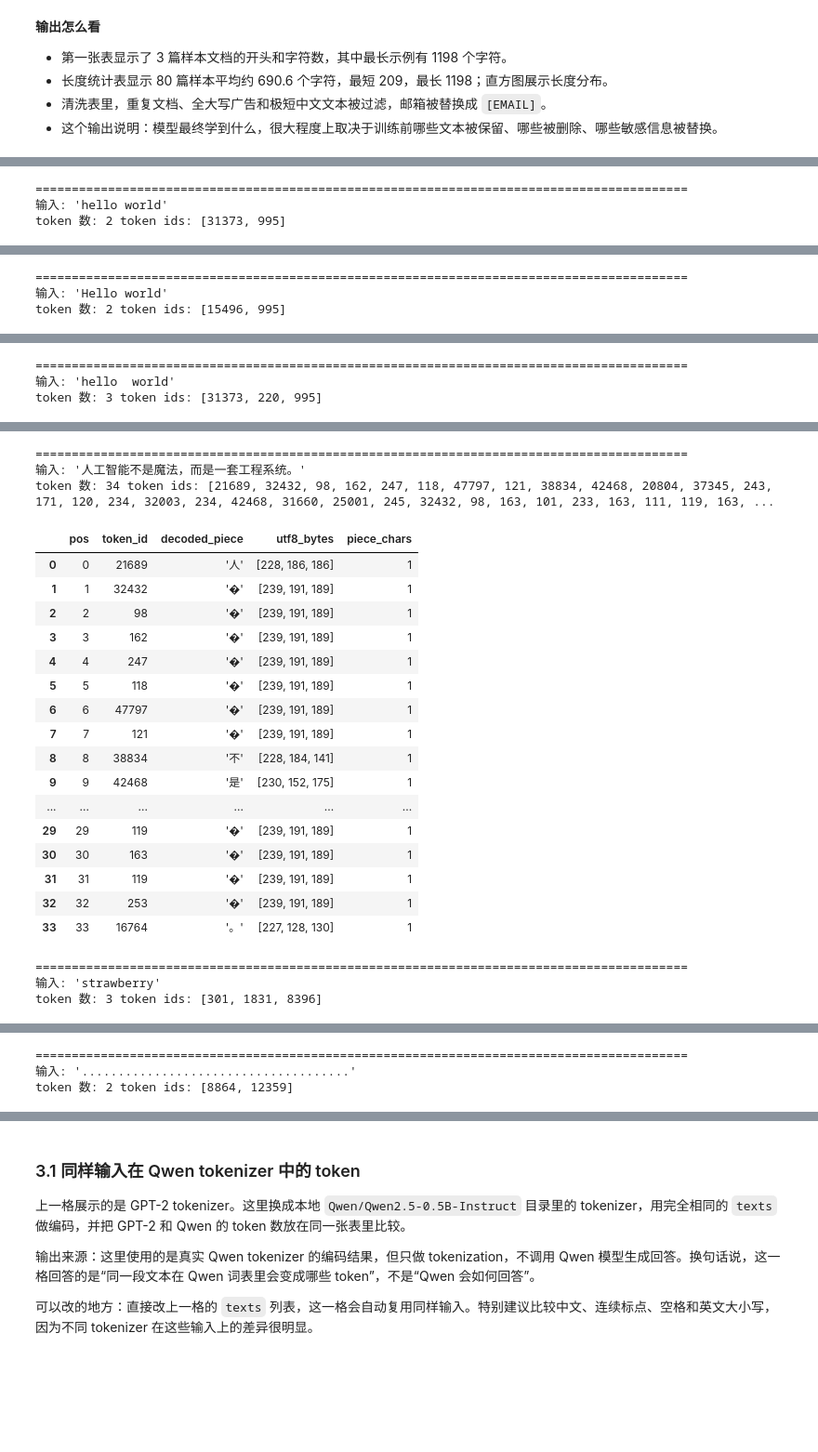
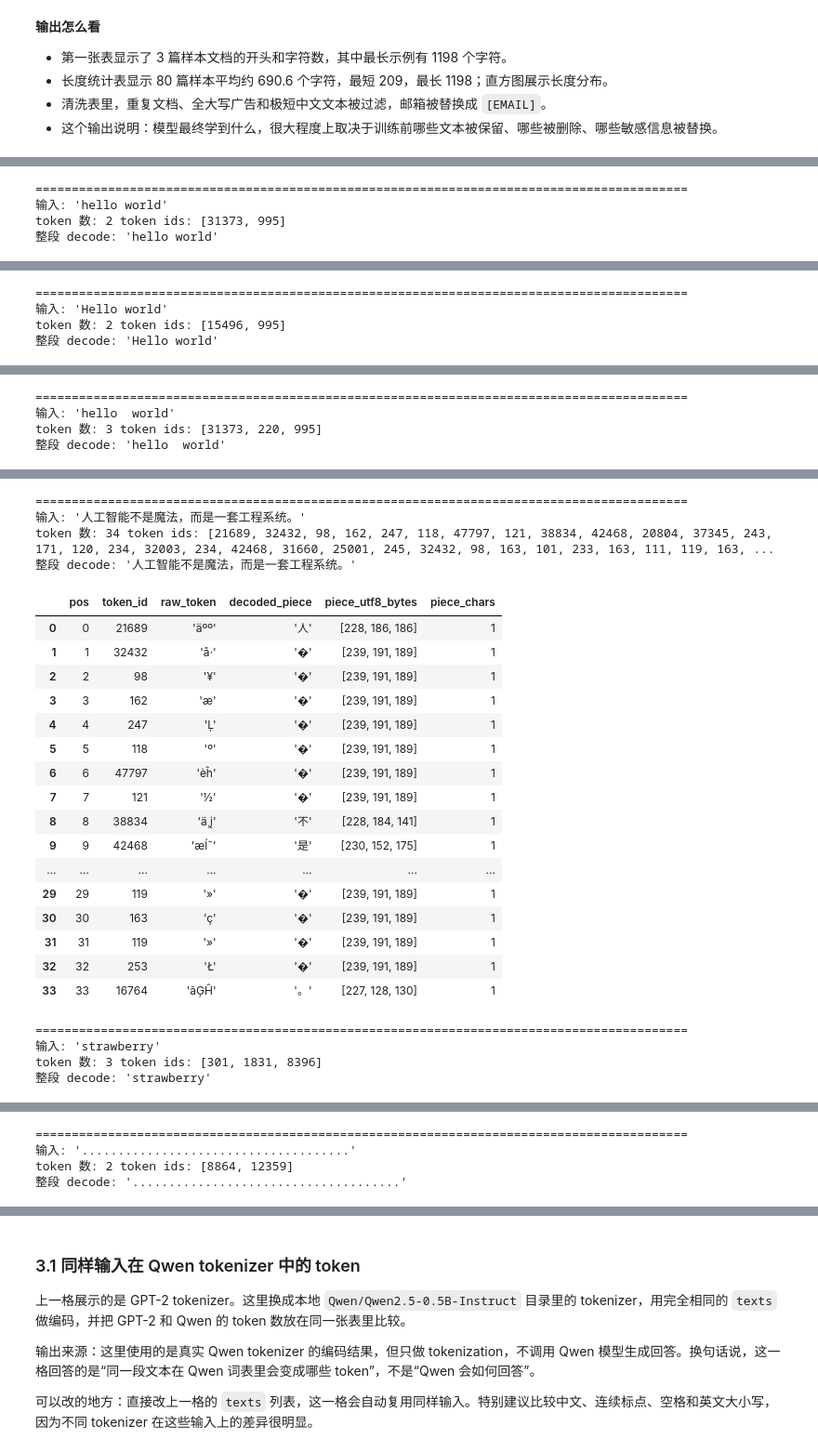
Before and after one commit to MrGodfrey/neural-networks-and-deep-learning, a Jupyter notebook: notes/w8/GPT课堂演示_离线版.ipynb, the cells around one changed output, grey strips where cells are left out. Shown at 93% size. Cells and saved outputs as stored; diff of their text form; code cells hidden in the pictures; blank space fills up the shorter version.

```diff
--- a/notes/w8/GPT课堂演示_离线版.ipynb
+++ b/notes/w8/GPT课堂演示_离线版.ipynb
@@ -469,29 +469,46 @@ display(pd.DataFrame(cleaned_rows))
 # %%
-# 这格代码分为三步：
+# 这格代码分为四步：
 # 1) 定义 token_table，把字符串切成 token，并记录每个 token 的可读信息。
-# 2) 准备一组容易体现差异的文本：大小写、空格、中文、英文单词和标点串。
-# 3) 逐个文本显示 token 表，方便逐行比较。
+# 2) 同时保留 raw_token 和 decoded_piece：前者来自词表，后者是单个 token 的 decode 结果。
+# 3) 准备一组容易体现差异的文本：大小写、空格、中文、英文单词和标点串。
+# 4) 逐个文本显示 token 表，并打印整段 decode 的结果，方便逐行比较。
 
 def repr_token(token_id):
-    piece = tokenizer.decode([int(token_id)])
+    piece = tokenizer.decode(
+        [int(token_id)],
+        skip_special_tokens=False,
+        clean_up_tokenization_spaces=False,
+    )
     return repr(piece)
 
 def token_table(text, max_rows=80):
     ids = tokenizer.encode(text, add_special_tokens=False)
+    raw_tokens = tokenizer.convert_ids_to_tokens(ids[:max_rows])
     rows = []
-    for pos, token_id in enumerate(ids[:max_rows]):
-        piece = tokenizer.decode([token_id])
+    for pos, (token_id, raw_token) in enumerate(zip(ids[:max_rows], raw_tokens)):
+        piece = tokenizer.decode(
+            [int(token_id)],
+            skip_special_tokens=False,
+            clean_up_tokenization_spaces=False,
+        )
         rows.append({
             "pos": pos,
-            "token_id": token_id,
+            "token_id": int(token_id),
+            "raw_token": repr(raw_token),
             "decoded_piece": repr(piece),
-            "utf8_bytes": list(piece.encode("utf-8", errors="replace")),
+            "piece_utf8_bytes": list(piece.encode("utf-8", errors="replace")),
             "piece_chars": len(piece),
         })
-    return pd.DataFrame(rows), ids
+    full_decoded = tokenizer.decode(
+        ids,
+        skip_special_tokens=False,
+        clean_up_tokenization_spaces=False,
+    )
+    return pd.DataFrame(rows), ids, full_decoded
 
 texts = [
     "hello world",
+    # "神经网络与深度学习",
     "Hello world",
     "hello  world",
     "人工智能不是魔法，而是一套工程系统。",
@@ -502,10 +519,12 @@ texts = [
 for text in texts:
     print("=" * 90)
     print("输入:", repr(text))
-    df, ids = token_table(text)
+    df, ids, full_decoded = token_table(text)
     print("token 数:", len(ids), "token ids:", ids)
+    print("整段 decode:", repr(full_decoded))
     display(df)
 # %% [output]
 ==========================================================================================
 输入: 'hello world'
 token 数: 2 token ids: [31373, 995]
+整段 decode: 'hello world'
@@ -515,3 +534,4 @@ token 数: 2 token ids: [31373, 995]
 ==========================================================================================
 输入: 'Hello world'
 token 数: 2 token ids: [15496, 995]
+整段 decode: 'Hello world'
@@ -521,3 +541,4 @@ token 数: 2 token ids: [15496, 995]
 ==========================================================================================
 输入: 'hello  world'
 token 数: 3 token ids: [31373, 220, 995]
+整段 decode: 'hello  world'
@@ -528,23 +549,25 @@ token 数: 3 token ids: [31373, 220, 995]
 ==========================================================================================
 输入: '人工智能不是魔法，而是一套工程系统。'
 token 数: 34 token ids: [21689, 32432, 98, 162, 247, 118, 47797, 121, 38834, 42468, 20804, 37345, 243, 171, 120, 234, 32003, 234, 42468, 31660, 25001, 245, 32432, 98, 163, 101, 233, 163, 111, 119, 163, ...
+整段 decode: '人工智能不是魔法，而是一套工程系统。'
-|  | pos | token_id | decoded_piece | utf8_bytes | piece_chars |
-| 0 | 0 | 21689 | '人' | [228, 186, 186] | 1 |
-| 1 | 1 | 32432 | '�' | [239, 191, 189] | 1 |
-| 2 | 2 | 98 | '�' | [239, 191, 189] | 1 |
-| 3 | 3 | 162 | '�' | [239, 191, 189] | 1 |
-| 4 | 4 | 247 | '�' | [239, 191, 189] | 1 |
-| 5 | 5 | 118 | '�' | [239, 191, 189] | 1 |
-| 6 | 6 | 47797 | '�' | [239, 191, 189] | 1 |
-| 7 | 7 | 121 | '�' | [239, 191, 189] | 1 |
-| 8 | 8 | 38834 | '不' | [228, 184, 141] | 1 |
-| 9 | 9 | 42468 | '是' | [230, 152, 175] | 1 |
-| ... | ... | ... | ... | ... | ... |
-| 29 | 29 | 119 | '�' | [239, 191, 189] | 1 |
-| 30 | 30 | 163 | '�' | [239, 191, 189] | 1 |
-| 31 | 31 | 119 | '�' | [239, 191, 189] | 1 |
-| 32 | 32 | 253 | '�' | [239, 191, 189] | 1 |
-| 33 | 33 | 16764 | '。' | [227, 128, 130] | 1 |
+|  | pos | token_id | raw_token | decoded_piece | piece_utf8_bytes | piece_chars |
+| 0 | 0 | 21689 | 'äºº' | '人' | [228, 186, 186] | 1 |
+| 1 | 1 | 32432 | 'å·' | '�' | [239, 191, 189] | 1 |
+| 2 | 2 | 98 | '¥' | '�' | [239, 191, 189] | 1 |
+| 3 | 3 | 162 | 'æ' | '�' | [239, 191, 189] | 1 |
+| 4 | 4 | 247 | 'Ļ' | '�' | [239, 191, 189] | 1 |
+| 5 | 5 | 118 | 'º' | '�' | [239, 191, 189] | 1 |
+| 6 | 6 | 47797 | 'èĥ' | '�' | [239, 191, 189] | 1 |
+| 7 | 7 | 121 | '½' | '�' | [239, 191, 189] | 1 |
+| 8 | 8 | 38834 | 'ä¸į' | '不' | [228, 184, 141] | 1 |
+| 9 | 9 | 42468 | 'æĺ¯' | '是' | [230, 152, 175] | 1 |
+| ... | ... | ... | ... | ... | ... | ... |
+| 29 | 29 | 119 | '»' | '�' | [239, 191, 189] | 1 |
+| 30 | 30 | 163 | 'ç' | '�' | [239, 191, 189] | 1 |
+| 31 | 31 | 119 | '»' | '�' | [239, 191, 189] | 1 |
+| 32 | 32 | 253 | 'Ł' | '�' | [239, 191, 189] | 1 |
+| 33 | 33 | 16764 | 'ãĢĤ' | '。' | [227, 128, 130] | 1 |
 ==========================================================================================
 输入: 'strawberry'
 token 数: 3 token ids: [301, 1831, 8396]
+整段 decode: 'strawberry'
@@ -555,3 +578,4 @@ token 数: 3 token ids: [301, 1831, 8396]
 ==========================================================================================
 输入: '.....................................'
 token 数: 2 token ids: [8864, 12359]
+整段 decode: '.....................................'
```
Also changed, not shown: parts of 11 cells of this notebook, 3 other files.
